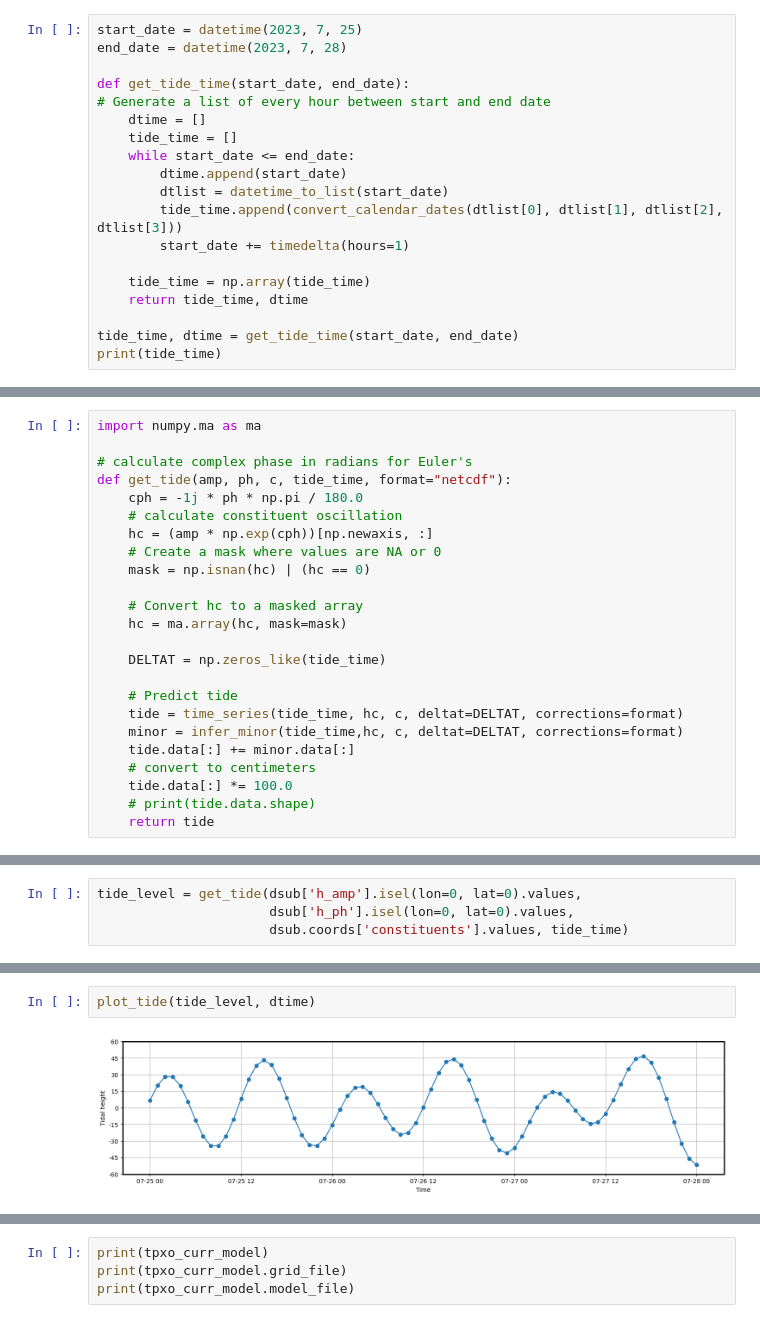
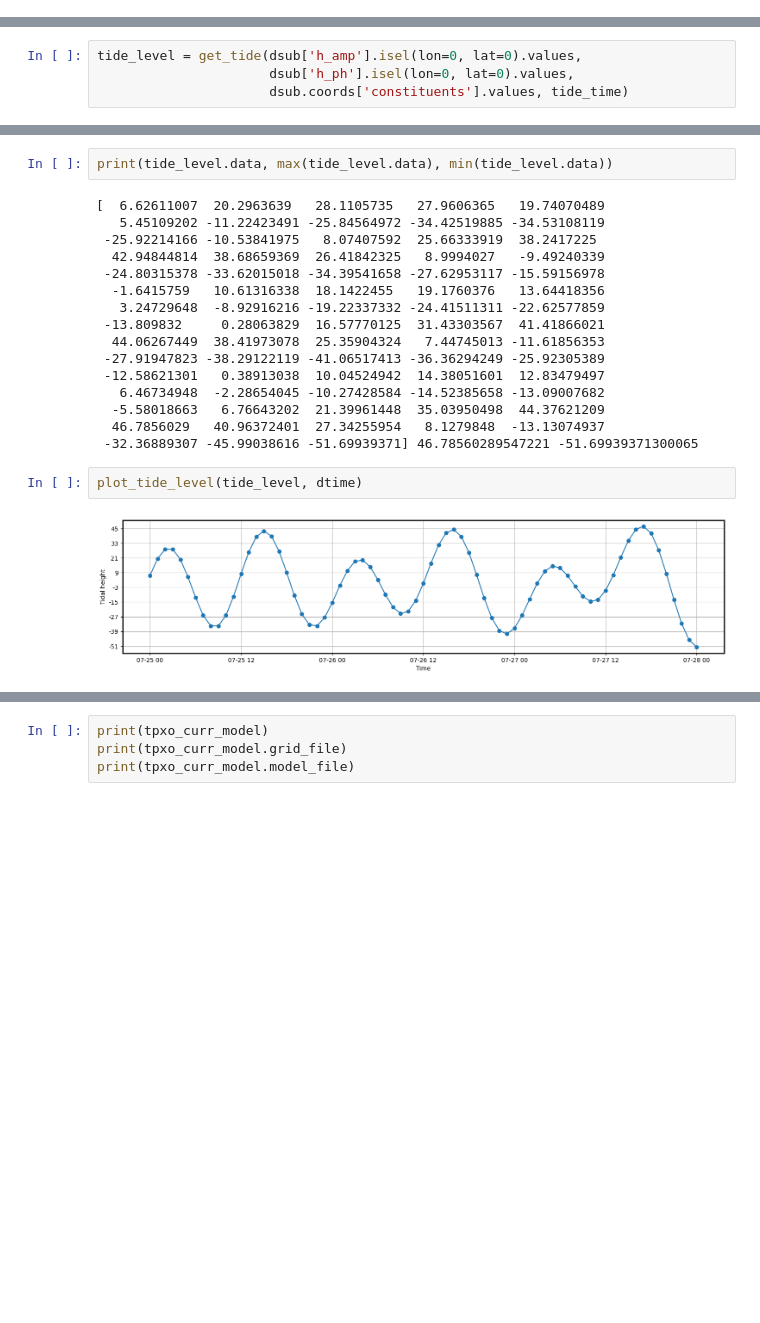
Before and after one commit to cywhale/tide, a Jupyter notebook: extract_constants.ipynb, the cells around one changed output, grey strips where cells are left out. Saved outputs shown, nothing was run; the diff lists cells and outputs as text; blank space fills up the shorter version.

```diff
--- a/extract_constants.ipynb
+++ b/extract_constants.ipynb
@@ -577,19 +428,0 @@ Data variables:
-# %%
-start_date = datetime(2023, 7, 25)
-end_date = datetime(2023, 7, 28)
-
-def get_tide_time(start_date, end_date):
-# Generate a list of every hour between start and end date
-    dtime = []
-    tide_time = []
-    while start_date <= end_date:
-        dtime.append(start_date)
-        dtlist = datetime_to_list(start_date)
-        tide_time.append(convert_calendar_dates(dtlist[0], dtlist[1], dtlist[2], dtlist[3]))
-        start_date += timedelta(hours=1)
-
-    tide_time = np.array(tide_time)
-    return tide_time, dtime
-
-tide_time, dtime = get_tide_time(start_date, end_date)
-print(tide_time)
@@ -616,24 +428,0 @@ print(tide_time)
-# %%
-import numpy.ma as ma
-
-# calculate complex phase in radians for Euler's
-def get_tide(amp, ph, c, tide_time, format="netcdf"):
-    cph = -1j * ph * np.pi / 180.0
-    # calculate constituent oscillation
-    hc = (amp * np.exp(cph))[np.newaxis, :]
-    # Create a mask where values are NA or 0
-    mask = np.isnan(hc) | (hc == 0)
-
-    # Convert hc to a masked array
-    hc = ma.array(hc, mask=mask)
-
-    DELTAT = np.zeros_like(tide_time)
-
-    # Predict tide
-    tide = time_series(tide_time, hc, c, deltat=DELTAT, corrections=format)
-    minor = infer_minor(tide_time,hc, c, deltat=DELTAT, corrections=format)
-    tide.data[:] += minor.data[:]
-    # convert to centimeters
-    tide.data[:] *= 100.0
-    # print(tide.data.shape)
-    return tide
@@ -667,5 +471,23 @@ def plot_tide(tide, dtime):
+# %%
+print(tide_level.data, max(tide_level.data), min(tide_level.data))
+# %% [output]
+[  6.62611007  20.2963639   28.1105735   27.9606365   19.74070489
+   5.45109202 -11.22423491 -25.84564972 -34.42519885 -34.53108119
+ -25.92214166 -10.53841975   8.07407592  25.66333919  38.2417225
+  42.94844814  38.68659369  26.41842325   8.9994027   -9.49240339
+ -24.80315378 -33.62015018 -34.39541658 -27.62953117 -15.59156978
+  -1.6415759   10.61316338  18.1422455   19.1760376   13.64418356
+   3.24729648  -8.92916216 -19.22337332 -24.41511311 -22.62577859
+ -13.809832     0.28063829  16.57770125  31.43303567  41.41866021
+  44.06267449  38.41973078  25.35904324   7.44745013 -11.61856353
+ -27.91947823 -38.29122119 -41.06517413 -36.36294249 -25.92305389
+ -12.58621301   0.38913038  10.04524942  14.38051601  12.83479497
+   6.46734948  -2.28654045 -10.27428584 -14.52385658 -13.09007682
+  -5.58018663   6.76643202  21.39961448  35.03950498  44.37621209
+  46.7856029   40.96372401  27.34255954   8.1279848  -13.13074937
+ -32.36889307 -45.99038616 -51.69939371] 46.78560289547221 -51.69939371300065
 # %%
-plot_tide(tide_level, dtime)
+plot_tide_level(tide_level, dtime)
 # %% [output]
-[figure, old version]
+[figure, new version]
 # %%
```
Also changed, not shown: parts of 63 cells of this notebook, 9 other files.
